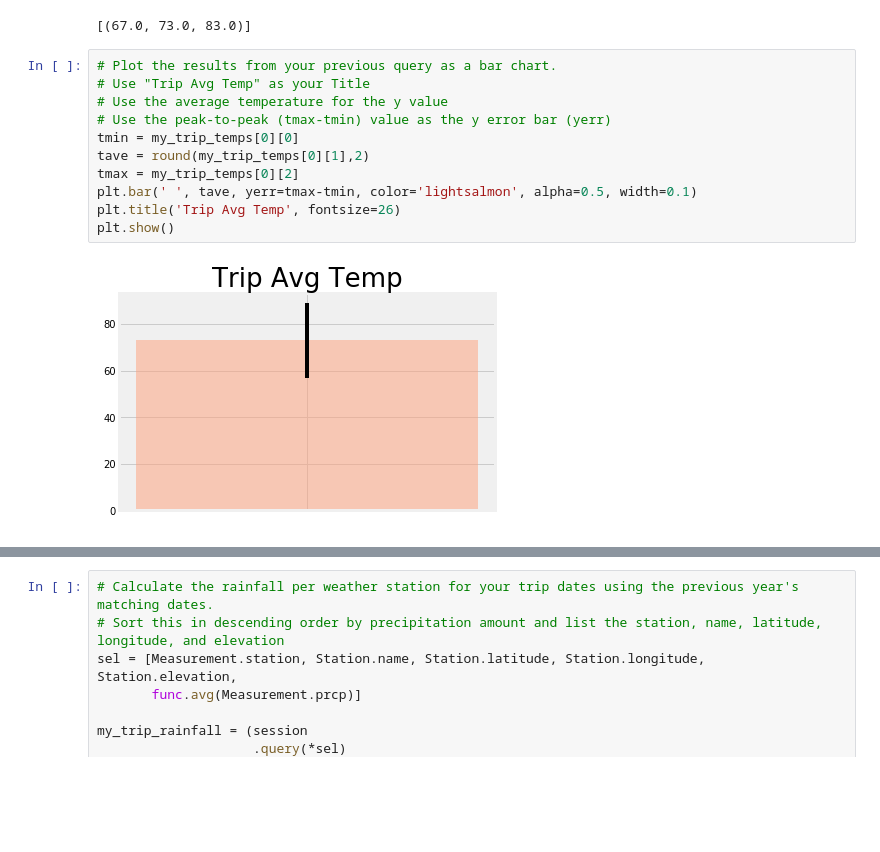
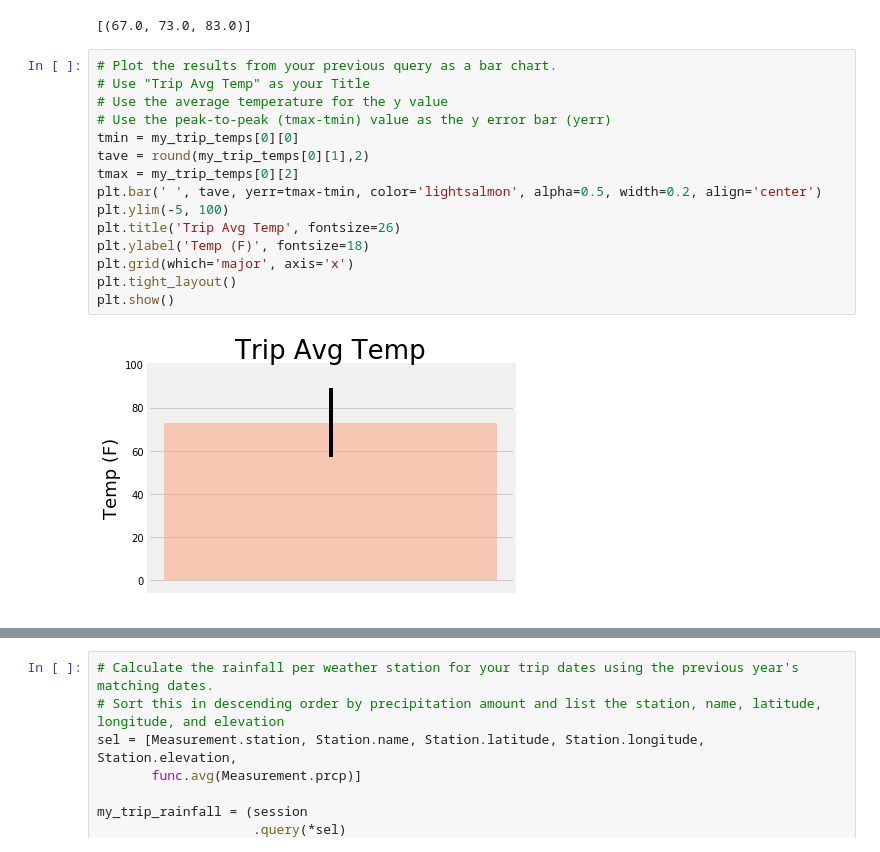
Before and after one commit to PetitsPoissons/SQLAlchemy_Flask, a Jupyter notebook: climate_SPP.ipynb, the cells around one changed output, grey strips where cells are left out. Cells and saved outputs as stored; diff of their text form; blank space fills up the shorter version.

```diff
--- a/climate_SPP.ipynb
+++ b/climate_SPP.ipynb
@@ -310,13 +310,17 @@ print(my_trip_temps)
 # %%
 # Plot the results from your previous query as a bar chart.
 # Use "Trip Avg Temp" as your Title
 # Use the average temperature for the y value
 # Use the peak-to-peak (tmax-tmin) value as the y error bar (yerr)
 tmin = my_trip_temps[0][0]
 tave = round(my_trip_temps[0][1],2)
 tmax = my_trip_temps[0][2]
-plt.bar(' ', tave, yerr=tmax-tmin, color='lightsalmon', alpha=0.5, width=0.1)
+plt.bar(' ', tave, yerr=tmax-tmin, color='lightsalmon', alpha=0.5, width=0.2, align='center')
+plt.ylim(-5, 100)
 plt.title('Trip Avg Temp', fontsize=26)
+plt.ylabel('Temp (F)', fontsize=18)
+plt.grid(which='major', axis='x')
+plt.tight_layout()
 plt.show()
 # %% [output]
-[figure, old version]
+[figure, new version]
```
Also changed, not shown: parts of 4 cells of this notebook.
